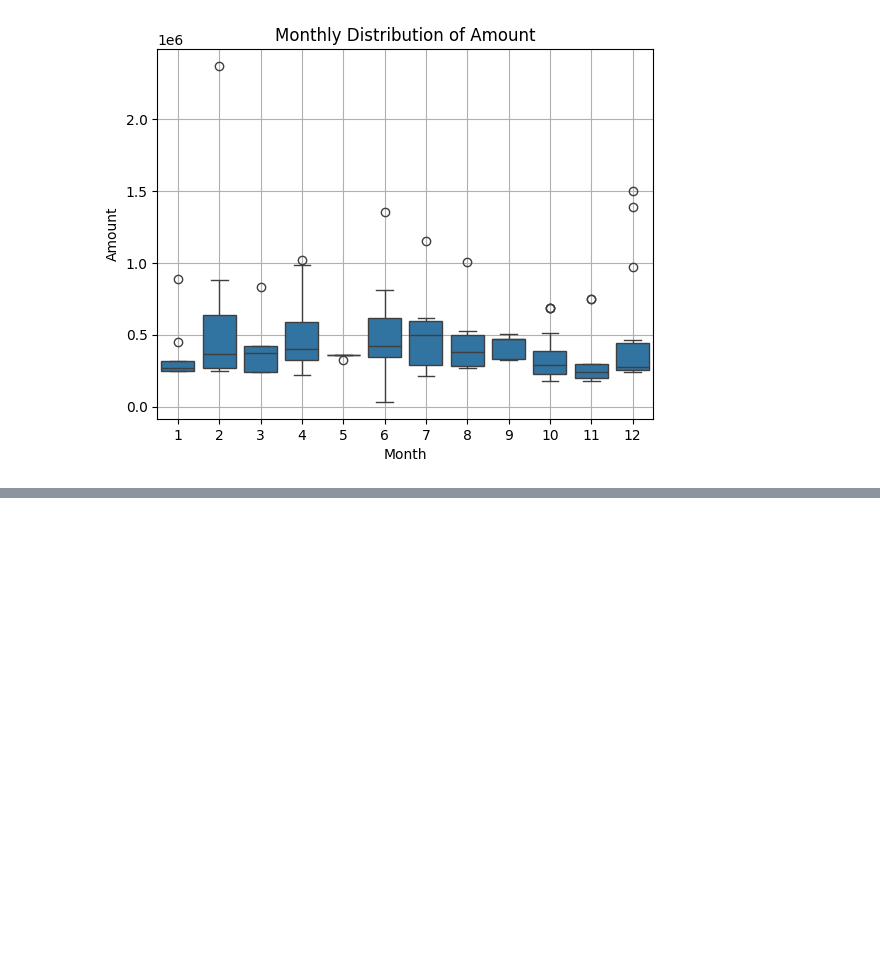
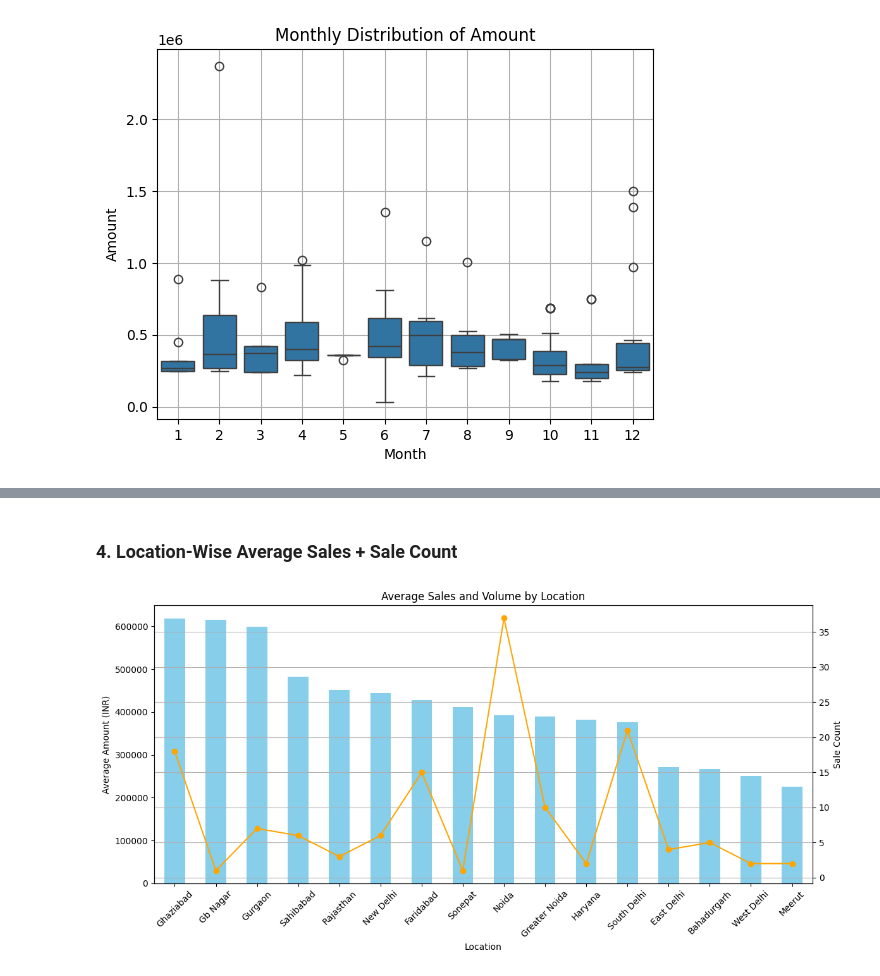
Before and after one commit to a-for-ball/sales-data-analysis, a Jupyter notebook: sales_data_pred.ipynb, the cells around one changed output, grey strips where cells are left out. Saved outputs shown, nothing was run; the diff lists cells and outputs as text; code cells hidden in the pictures; blank space fills up the shorter version.

```diff
--- a/sales_data_pred.ipynb
+++ b/sales_data_pred.ipynb
@@ -115,0 +198,23 @@ SyntaxError: invalid syntax. Perhaps you forgot a comma? (4247446156.py, line 13
+# %% [markdown]
+### 4. Location-Wise Average Sales + Sale Count
+# %%
+location_stats = df.groupby('Location').agg({'Amount': ['mean', 'count']})
+location_stats.columns = ['Avg_Amount', 'Sale_Count']
+location_stats = location_stats.sort_values(by='Avg_Amount', ascending=False)
+
+fig, ax1 = plt.subplots(figsize=(12, 6))
+location_stats['Avg_Amount'].plot(kind='bar', color='skyblue', ax=ax1, label='Avg Amount')
+ax1.set_ylabel('Average Amount (INR)')
+ax1.set_title('Average Sales and Volume by Location')
+ax1.set_xticklabels(location_stats.index, rotation=45)
+
+# Plot count on secondary axis
+ax2 = ax1.twinx()
+ax2.plot(location_stats['Sale_Count'].values, color='orange', marker='o', label='Sale Count')
+ax2.set_ylabel('Sale Count')
+
+plt.grid(True)
+plt.tight_layout()
+plt.show()
+# %% [output]
+[figure, added]
```
Also changed, not shown: parts of 38 cells of this notebook.
